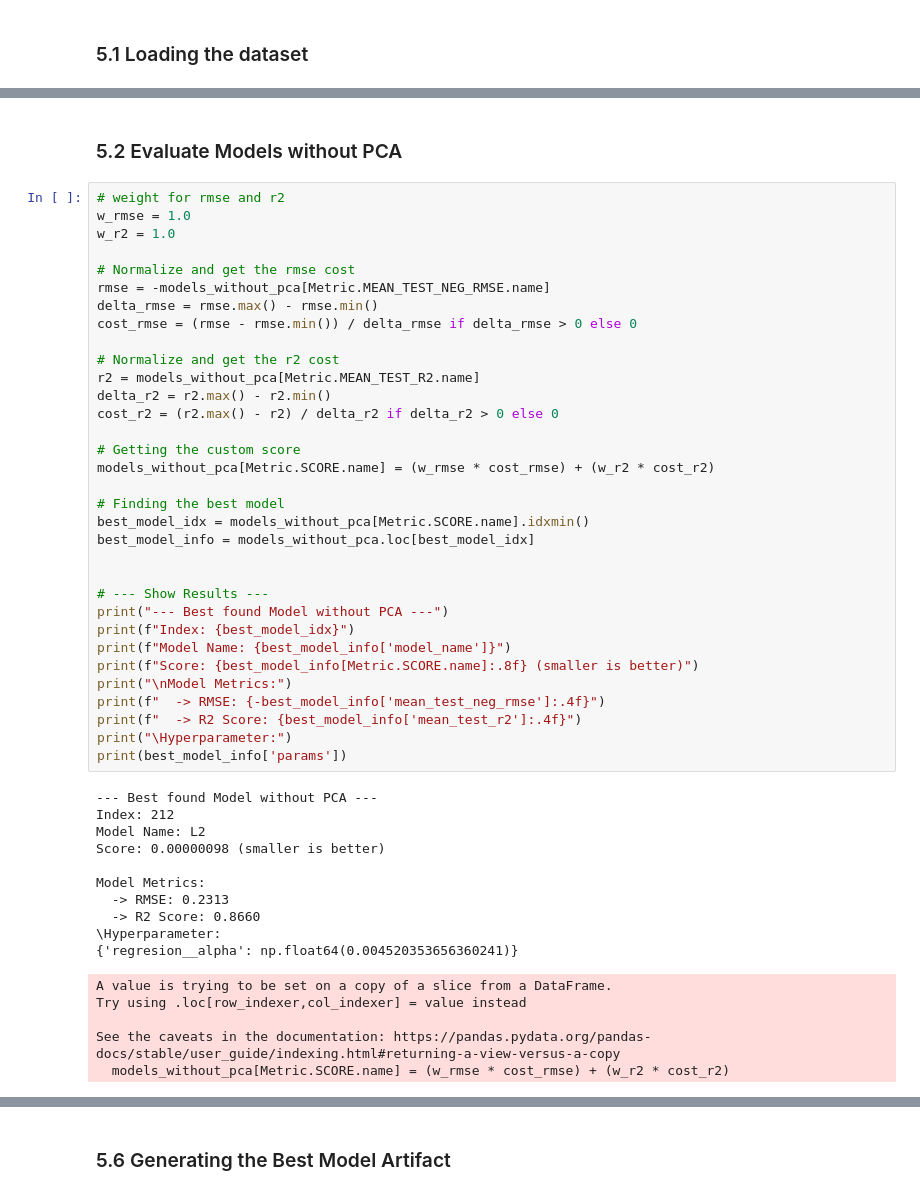
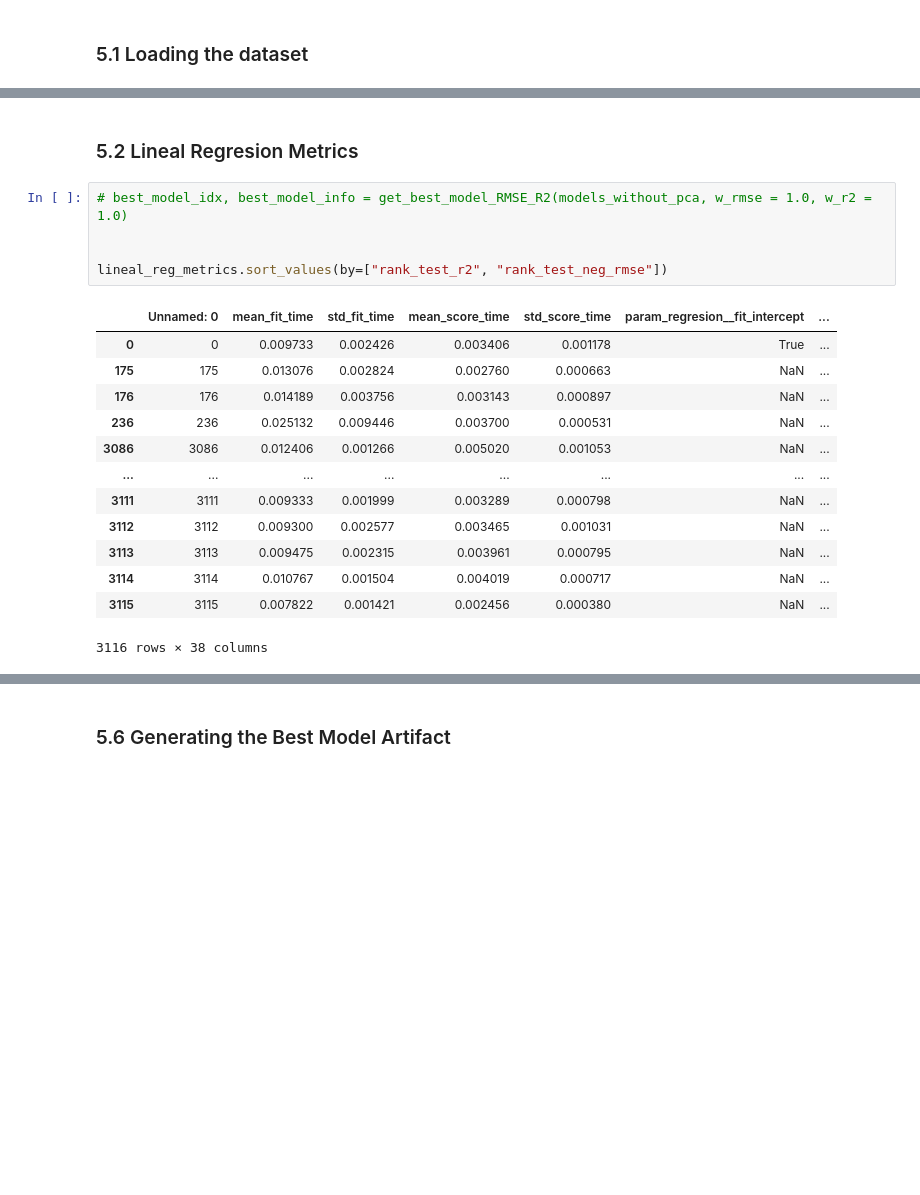
Before and after one commit to albertbolanoss/labs_machine_learning, a Jupyter notebook: notebooks/hyderabad_house_price/1.5_Evaluate_model.ipynb, the cells around one changed output, grey strips where cells are left out. Saved outputs shown, nothing was run; the diff lists cells and outputs as text; blank space fills up the shorter version.

```diff
--- a/notebooks/hyderabad_house_price/1.5_Evaluate_model.ipynb
+++ b/notebooks/hyderabad_house_price/1.5_Evaluate_model.ipynb
@@ -46,52 +39,22 @@ models_with_pca = metrics_dataset[metrics_dataset['model_name'].str.contains('PC
 # %% [markdown]
-### 5.2 Evaluate Models without PCA
+### 5.2 Lineal Regresion Metrics
 # %%
-# weight for rmse and r2
-w_rmse = 1.0
-w_r2 = 1.0
-
-# Normalize and get the rmse cost
-rmse = -models_without_pca[Metric.MEAN_TEST_NEG_RMSE.name]
-delta_rmse = rmse.max() - rmse.min()
-cost_rmse = (rmse - rmse.min()) / delta_rmse if delta_rmse > 0 else 0
-
-# Normalize and get the r2 cost
-r2 = models_without_pca[Metric.MEAN_TEST_R2.name]
-delta_r2 = r2.max() - r2.min()
-cost_r2 = (r2.max() - r2) / delta_r2 if delta_r2 > 0 else 0
-
-# Getting the custom score
-models_without_pca[Metric.SCORE.name] = (w_rmse * cost_rmse) + (w_r2 * cost_r2)
-
-# Finding the best model
-best_model_idx = models_without_pca[Metric.SCORE.name].idxmin()
-best_model_info = models_without_pca.loc[best_model_idx]
+# best_model_idx, best_model_info = get_best_model_RMSE_R2(models_without_pca, w_rmse = 1.0, w_r2 = 1.0)
 
 
-# --- Show Results ---
-print("--- Best found Model without PCA ---")
-print(f"Index: {best_model_idx}")
-print(f"Model Name: {best_model_info['model_name']}")
-print(f"Score: {best_model_info[Metric.SCORE.name]:.8f} (smaller is better)")
-print("\nModel Metrics:")
-print(f"  -> RMSE: {-best_model_info['mean_test_neg_rmse']:.4f}")
-print(f"  -> R2 Score: {best_model_info['mean_test_r2']:.4f}")
-print("\Hyperparameter:")
-print(best_model_info['params'])
+lineal_reg_metrics.sort_values(by=["rank_test_r2", "rank_test_neg_rmse"])
 # %% [output]
+|  | Unnamed: 0 | mean_fit_time | std_fit_time | mean_score_time | std_score_time | param_regresion__fit_intercept | ... |
+| 0 | 0 | 0.009733 | 0.002426 | 0.003406 | 0.001178 | True | ... |
+| 175 | 175 | 0.013076 | 0.002824 | 0.002760 | 0.000663 | NaN | ... |
+| 176 | 176 | 0.014189 | 0.003756 | 0.003143 | 0.000897 | NaN | ... |
+| 236 | 236 | 0.025132 | 0.009446 | 0.003700 | 0.000531 | NaN | ... |
+| 3086 | 3086 | 0.012406 | 0.001266 | 0.005020 | 0.001053 | NaN | ... |
+| ... | ... | ... | ... | ... | ... | ... | ... |
+| 3111 | 3111 | 0.009333 | 0.001999 | 0.003289 | 0.000798 | NaN | ... |
+| 3112 | 3112 | 0.009300 | 0.002577 | 0.003465 | 0.001031 | NaN | ... |
+| 3113 | 3113 | 0.009475 | 0.002315 | 0.003961 | 0.000795 | NaN | ... |
+| 3114 | 3114 | 0.010767 | 0.001504 | 0.004019 | 0.000717 | NaN | ... |
+| 3115 | 3115 | 0.007822 | 0.001421 | 0.002456 | 0.000380 | NaN | ... |
---- Best found Model without PCA ---
-Index: 212
-Model Name: L2
-Score: 0.00000098 (smaller is better)
-
-Model Metrics:
-  -> RMSE: 0.2313
-  -> R2 Score: 0.8660
-\Hyperparameter:
-{'regresion__alpha': np.float64(0.004520353656360241)}
+3116 rows × 38 columns
-A value is trying to be set on a copy of a slice from a DataFrame.
-Try using .loc[row_indexer,col_indexer] = value instead
-
-See the caveats in the documentation: https://pandas.pydata.org/pandas-docs/stable/user_guide/indexing.html#returning-a-view-versus-a-copy
-  models_without_pca[Metric.SCORE.name] = (w_rmse * cost_rmse) + (w_r2 * cost_r2)
 # %% [markdown]
```
Also changed, not shown: parts of 9 cells of this notebook, 7 other files.
